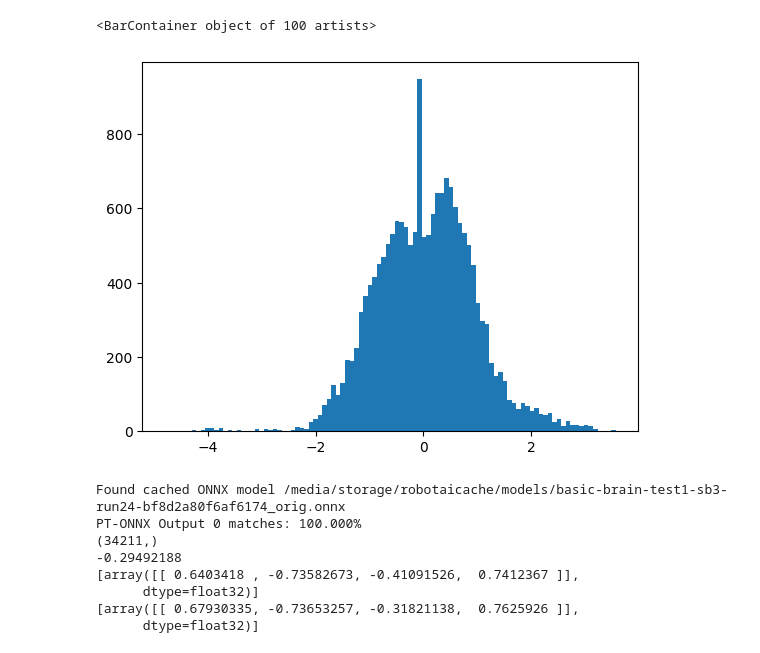
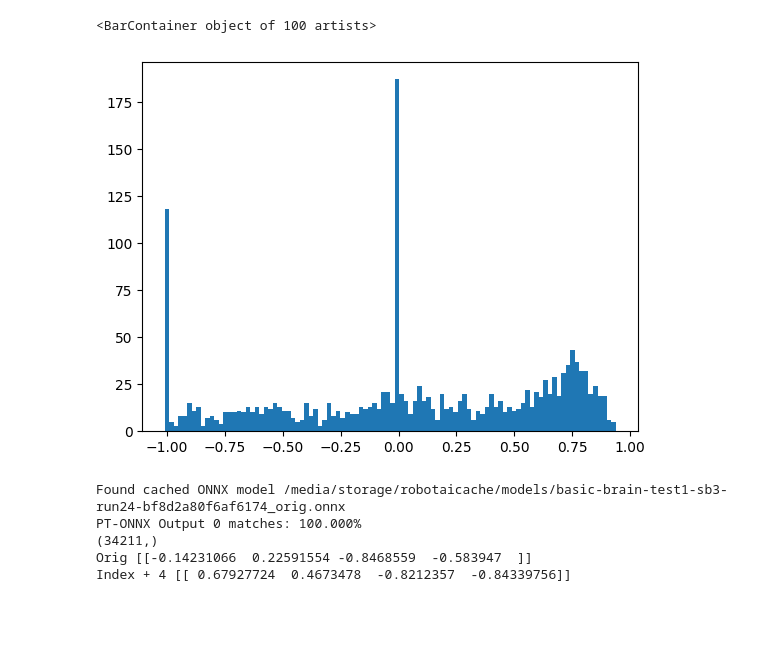
Before and after one commit to GoodDogAI/robotai, a Jupyter notebook: msgvec_workbook.ipynb, the cells around one changed output. Drawn from its saved outputs; the diff is of its cells as text; code cells hidden in the pictures; blank space fills up the shorter version.

```diff
--- a/msgvec_workbook.ipynb
+++ b/msgvec_workbook.ipynb
@@ -14,12 +14,12 @@ cache = MsgVecDataset(os.path.join(HOST_CONFIG.RECORD_DIR), brain_config)
 groups = cache.lh.group_logs()
 print(f"Found {len(groups)} groups")
 
-group = random.choice(groups)
+#group = next(g for g in groups if g[0].get_runname() == "alphalog-5ef54ef2")
+group = next(g for g in groups if g[0].get_runname() == "alphalog-4425c446")
+
 print(f"Group {group[0].get_runname()} has {len(group)} logs")
 
 samples = list(cache.generate_log_group(group, shuffle_within_group=False))
 
-# Plot an action from each sample
-print(samples[0])
-plt.plot([s["act"][2] for s in samples])
+print(f"Num samples in group: {len(samples)}")
 # %% [output]
@@ -32,11 +39,11 @@ Group alphalog-478ab32e has 20 logs
 # %%
 # Plot histogram of an action from each sample
-counts, bins = np.histogram([s["obs"][3] for s in samples], bins=100)
+counts, bins = np.histogram([s["act"][0] for s in samples], bins=100)
 
 plt.bar(bins[:-1], counts, width=np.diff(bins))
 # %% [output]
 <BarContainer object of 100 artists>
-[figure, old version]
+[figure, new version]
 # %%
 # Get an instance of the brain model, and see the actions when you feed in slightly perturbed observations
 import onnxruntime
@@ -45,26 +52,23 @@ onnx_path = create_and_validate_onnx(brain_config)
 
 sess = onnxruntime.InferenceSession(onnx_path)
 
-index = 540
+index = 400
 
 sample_orig = np.copy(samples[index]["obs"])
-sample_mod = np.copy(samples[index]["obs"])
+sample_mod = np.copy(samples[index + 4]["obs"])
 print(sample_orig.shape)
 
 # Add random noise to sample_mod
-sample_mod += np.random.normal(0, 0.1, sample_mod.shape)
+#sample_mod += np.random.normal(0, 0.2, sample_mod.shape)
 
-orig_outputs = sess.run(None, {"observation": sample_orig.reshape(1, -1)})
-mod_outputs = sess.run(None, {"observation": sample_mod.reshape(1, -1)})
+orig_outputs = sess.run(["action"], {"observation": sample_orig.reshape(1, -1)})
+mod_outputs = sess.run(["action"], {"observation": sample_mod.reshape(1, -1)})
 
-print(orig_outputs)
-print(mod_outputs)
+print("Orig", orig_outputs[0])
+print("Index + 4", mod_outputs[0])
 # %% [output]
 Found cached ONNX model /media/storage/robotaicache/models/basic-brain-test1-sb3-run24-bf8d2a80f6af6174_orig.onnx
 PT-ONNX Output 0 matches: 100.000%
 (34211,)
--0.29492188
-[array([[ 0.6403418 , -0.73582673, -0.41091526,  0.7412367 ]],
-      dtype=float32)]
-[array([[ 0.67930335, -0.73653257, -0.31821138,  0.7625926 ]],
-      dtype=float32)]
+Orig [[-0.14231066  0.22591554 -0.8468559  -0.583947  ]]
+Index + 4 [[ 0.67927724  0.4673478  -0.8212357  -0.84339756]]
```
Also changed, not shown: parts of 7 cells of this notebook, 2 other files.
